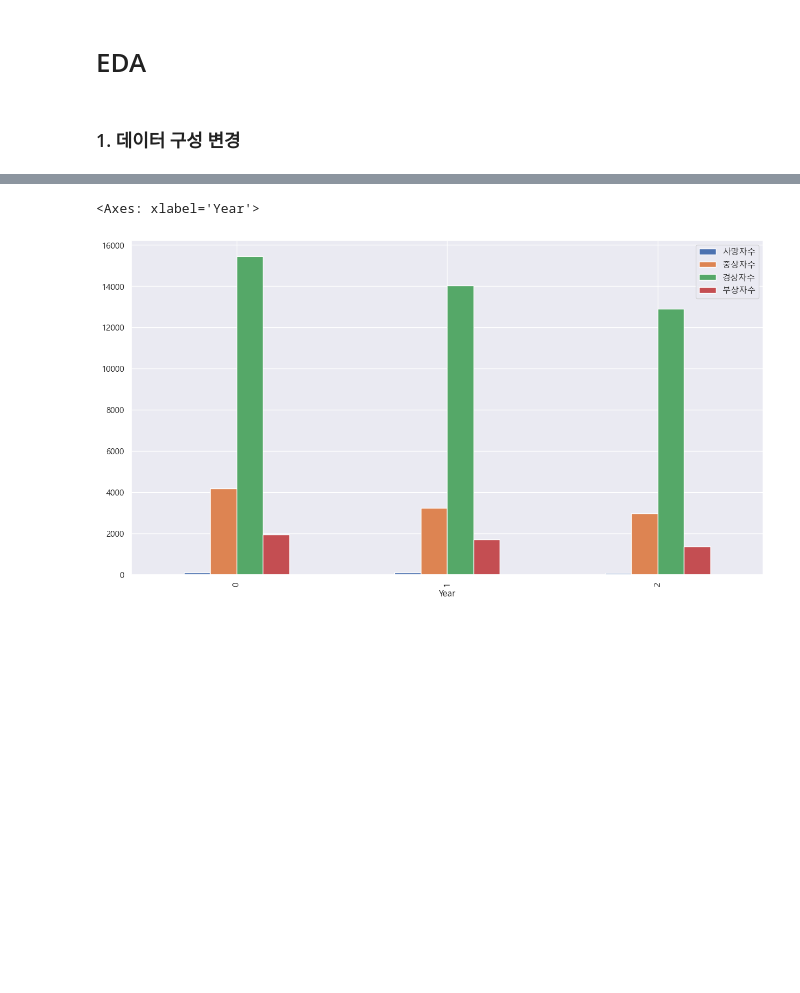
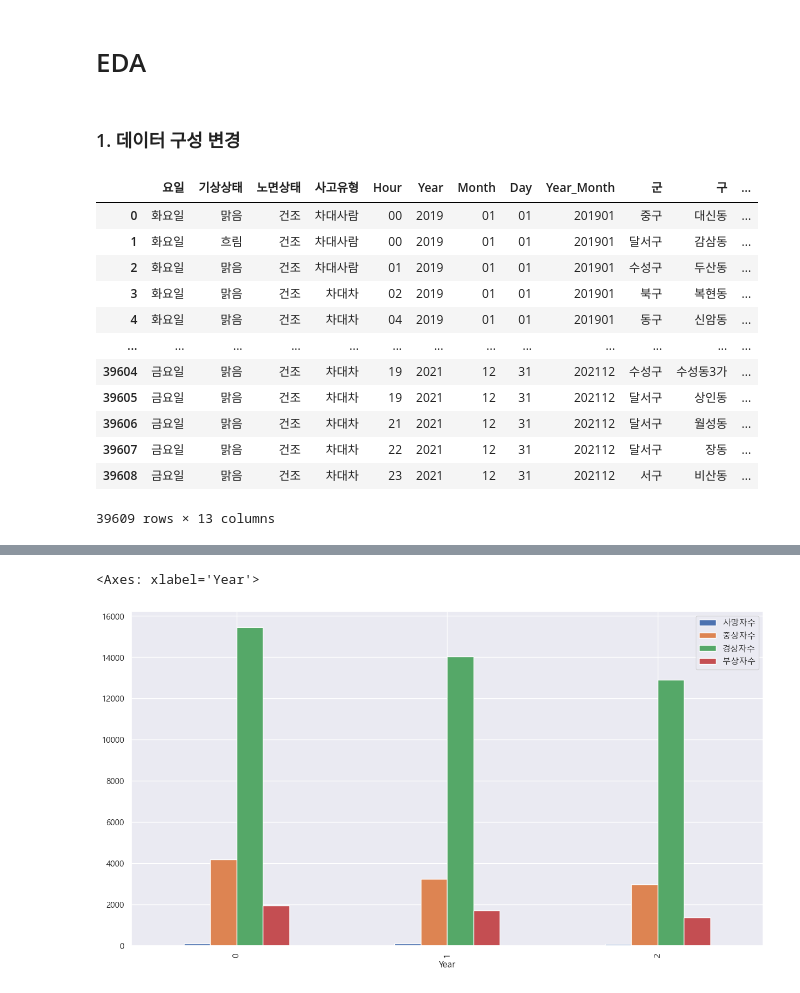
Before and after one commit to p-jiho/Traffic_Accident_Prediction, a Jupyter notebook: EDA.ipynb, the cells around one changed output, grey strips where cells are left out. Saved outputs shown, nothing was run; the diff lists cells and outputs as text; code cells hidden in the pictures; blank space fills up the shorter version.

```diff
--- a/EDA.ipynb
+++ b/EDA.ipynb
@@ -6,4 +6,11 @@ import seaborn as sns
 from collections import Counter
 # %%
 train = pd.read_csv("./data/train.csv")
-train
+test = pd.read_csv("./data/test.csv")
+train = train[test.columns]
+
+accident = pd.read_csv("./data/external_open/countrywide_accident.csv")
+CCTV = pd.read_csv("./data/external_open/대구CCTV정보.csv", encoding='cp949')
+light = pd.read_csv("./data/external_open/대구보안등정보.csv", encoding='cp949')
+child = pd.read_csv("./data/external_open/대구어린이보호구역정보.csv", encoding='cp949')
+parking = pd.read_csv("./data/external_open/대구주차장정보.csv", encoding='cp949')
@@ -103,0 +167,16 @@ train_new["Total"] = [train_new[["사망자수","중상자수","경상자수","
+# %%
+train_new
+# %% [output]
+|  | 요일 | 기상상태 | 노면상태 | 사고유형 | Hour | Year | Month | Day | Year_Month | 군 | 구 | ... |
+| 0 | 화요일 | 맑음 | 건조 | 차대사람 | 00 | 2019 | 01 | 01 | 201901 | 중구 | 대신동 | ... |
+| 1 | 화요일 | 흐림 | 건조 | 차대사람 | 00 | 2019 | 01 | 01 | 201901 | 달서구 | 감삼동 | ... |
+| 2 | 화요일 | 맑음 | 건조 | 차대사람 | 01 | 2019 | 01 | 01 | 201901 | 수성구 | 두산동 | ... |
+| 3 | 화요일 | 맑음 | 건조 | 차대차 | 02 | 2019 | 01 | 01 | 201901 | 북구 | 복현동 | ... |
+| 4 | 화요일 | 맑음 | 건조 | 차대차 | 04 | 2019 | 01 | 01 | 201901 | 동구 | 신암동 | ... |
+| ... | ... | ... | ... | ... | ... | ... | ... | ... | ... | ... | ... | ... |
+| 39604 | 금요일 | 맑음 | 건조 | 차대차 | 19 | 2021 | 12 | 31 | 202112 | 수성구 | 수성동3가 | ... |
+| 39605 | 금요일 | 맑음 | 건조 | 차대차 | 19 | 2021 | 12 | 31 | 202112 | 달서구 | 상인동 | ... |
+| 39606 | 금요일 | 맑음 | 건조 | 차대차 | 21 | 2021 | 12 | 31 | 202112 | 달서구 | 월성동 | ... |
+| 39607 | 금요일 | 맑음 | 건조 | 차대차 | 22 | 2021 | 12 | 31 | 202112 | 달서구 | 장동 | ... |
+| 39608 | 금요일 | 맑음 | 건조 | 차대차 | 23 | 2021 | 12 | 31 | 202112 | 서구 | 비산동 | ... |
+39609 rows × 13 columns
```
Also changed, not shown: parts of 32 cells of this notebook.
